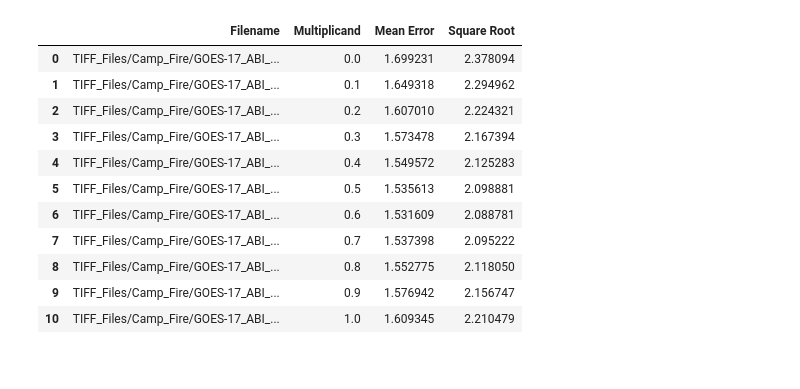
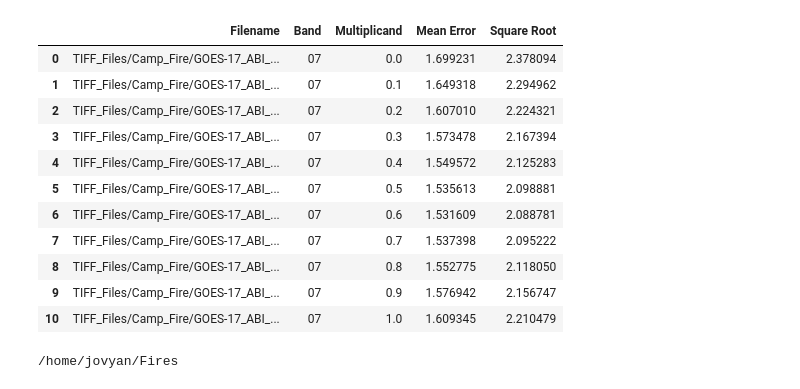
Before and after one commit to ccny-glasslab/Fires, a Jupyter notebook: JC_laplace_multiplicand.ipynb, the cells around one changed output. Cells and saved outputs as stored; diff of their text form; code cells hidden in the pictures.

```diff
--- a/JC_laplace_multiplicand.ipynb
+++ b/JC_laplace_multiplicand.ipynb
@@ -11,8 +11,7 @@ from mpl_toolkits.axes_grid1 import make_axes_locatable
 from skimage.filters import laplace
 %matplotlib inline
 # %%
-def laplace_multiplicand(list):
-    for a in list: fileID = a
+def laplace_multiplicand(fileID, band):
     fires = io.imread(fileID);
     firstChannel = np.squeeze(fires[:,:,0])
     height, width = firstChannel.shape
@@ -28,7 +27,7 @@ def laplace_multiplicand(list):
         abs_error = abs(firstChannel-sharped_image)
         mean = abs_error.mean()
         sqrt = np.sqrt(((details- laplace_edges * amount)**2).mean())
-        table.append({'Filename': fileID,'Multiplicand': amount, 'Mean Error': mean, 'Square Root': sqrt})
+        table.append({'Filename': fileID,'Band': band,'Multiplicand': amount, 'Mean Error': mean, 'Square Root': sqrt})
         amount = amount + .1
 
     return pd.DataFrame(table)
@@ -110,18 +94,22 @@ list14 = ['GOES-17_ABI_RadC_C14_20181115_170218_cali.tif',
 'GOES-17_ABI_RadC_C14_20181117_182218_cali.tif',
 'GOES-17_ABI_RadC_C14_20181117_183218_cali.tif']
 # %%
-laplace_multiplicand('TIFF_Files/Camp_Fire/GOES-17_ABI_RadC_C07_20181115_170218_cali.tif')
+laplace_multiplicand('TIFF_Files/Camp_Fire/GOES-17_ABI_RadC_C07_20181115_170218_cali.tif','07')
 # %% [output]
-|  | Filename | Multiplicand | Mean Error | Square Root |
-| 0 | TIFF_Files/Camp_Fire/GOES-17_ABI_... | 0.0 | 1.699231 | 2.378094 |
-| 1 | TIFF_Files/Camp_Fire/GOES-17_ABI_... | 0.1 | 1.649318 | 2.294962 |
-| 2 | TIFF_Files/Camp_Fire/GOES-17_ABI_... | 0.2 | 1.607010 | 2.224321 |
-| 3 | TIFF_Files/Camp_Fire/GOES-17_ABI_... | 0.3 | 1.573478 | 2.167394 |
-| 4 | TIFF_Files/Camp_Fire/GOES-17_ABI_... | 0.4 | 1.549572 | 2.125283 |
-| 5 | TIFF_Files/Camp_Fire/GOES-17_ABI_... | 0.5 | 1.535613 | 2.098881 |
-| 6 | TIFF_Files/Camp_Fire/GOES-17_ABI_... | 0.6 | 1.531609 | 2.088781 |
-| 7 | TIFF_Files/Camp_Fire/GOES-17_ABI_... | 0.7 | 1.537398 | 2.095222 |
-| 8 | TIFF_Files/Camp_Fire/GOES-17_ABI_... | 0.8 | 1.552775 | 2.118050 |
-| 9 | TIFF_Files/Camp_Fire/GOES-17_ABI_... | 0.9 | 1.576942 | 2.156747 |
-| 10 | TIFF_Files/Camp_Fire/GOES-17_ABI_... | 1.0 | 1.609345 | 2.210479 |
+|  | Filename | Band | Multiplicand | Mean Error | Square Root |
+| 0 | TIFF_Files/Camp_Fire/GOES-17_ABI_... | 07 | 0.0 | 1.699231 | 2.378094 |
+| 1 | TIFF_Files/Camp_Fire/GOES-17_ABI_... | 07 | 0.1 | 1.649318 | 2.294962 |
+| 2 | TIFF_Files/Camp_Fire/GOES-17_ABI_... | 07 | 0.2 | 1.607010 | 2.224321 |
+| 3 | TIFF_Files/Camp_Fire/GOES-17_ABI_... | 07 | 0.3 | 1.573478 | 2.167394 |
+| 4 | TIFF_Files/Camp_Fire/GOES-17_ABI_... | 07 | 0.4 | 1.549572 | 2.125283 |
+| 5 | TIFF_Files/Camp_Fire/GOES-17_ABI_... | 07 | 0.5 | 1.535613 | 2.098881 |
+| 6 | TIFF_Files/Camp_Fire/GOES-17_ABI_... | 07 | 0.6 | 1.531609 | 2.088781 |
+| 7 | TIFF_Files/Camp_Fire/GOES-17_ABI_... | 07 | 0.7 | 1.537398 | 2.095222 |
+| 8 | TIFF_Files/Camp_Fire/GOES-17_ABI_... | 07 | 0.8 | 1.552775 | 2.118050 |
+| 9 | TIFF_Files/Camp_Fire/GOES-17_ABI_... | 07 | 0.9 | 1.576942 | 2.156747 |
+| 10 | TIFF_Files/Camp_Fire/GOES-17_ABI_... | 07 | 1.0 | 1.609345 | 2.210479 |
+# %%
+cd Fires
+# %% [output]
+/home/jovyan/Fires
 # %%
```
Also changed, not shown: parts of 8 cells of this notebook.
